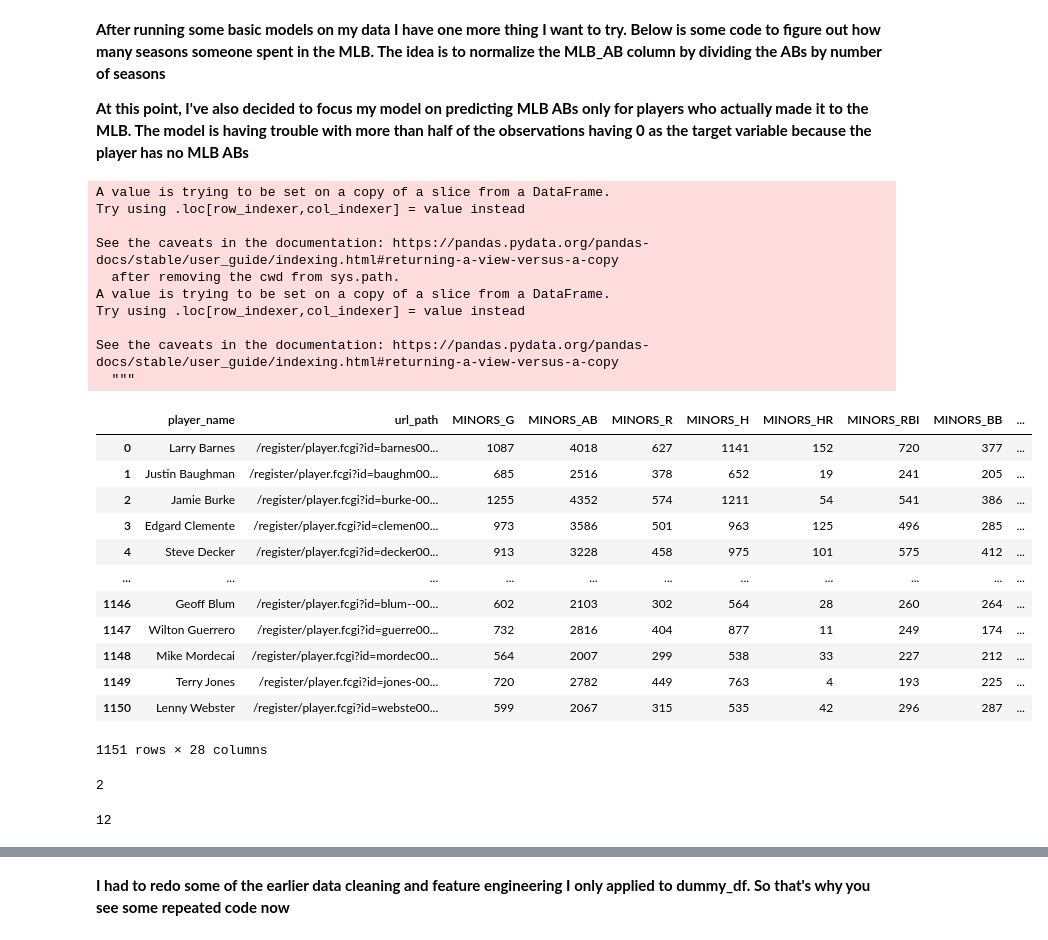
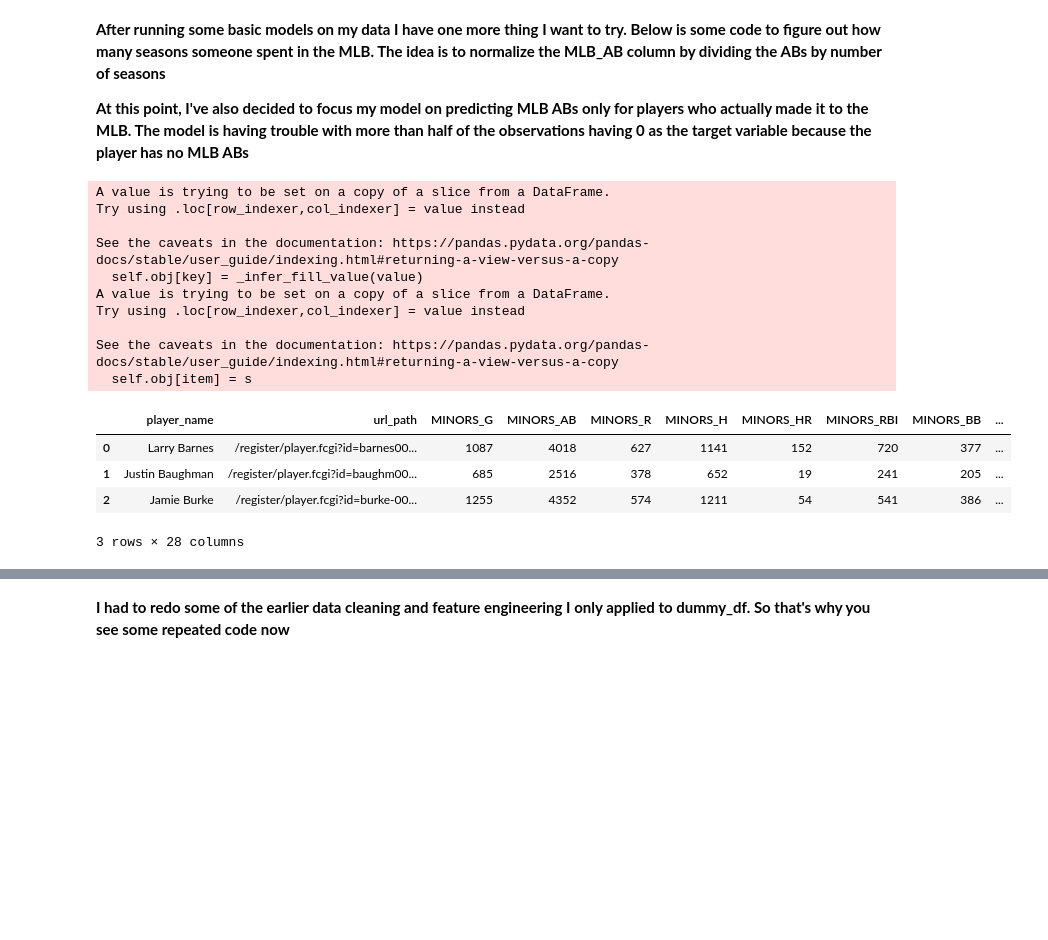
Before and after one commit to samirthanedar/Predicting-Length-of-MLB-Careers-from-Minor-League-Stats, a Jupyter notebook: 02_data_collection.ipynb, the cells around one changed output, grey strips where cells are left out. Drawn from its saved outputs; the diff is of its cells as text; code cells hidden in the pictures; blank space fills up the shorter version.

```diff
--- a/02_data_collection.ipynb
+++ b/02_data_collection.ipynb
@@ -127,12 +51,3 @@ wow['Born'] = ''
 wow['Debut'] = ''
 wow['Draft'] = ''
 wow['School'] = ''
-# %%
-#more testing of scraping
-for tag in soup.find_all('div', itemtype="https://schema.org/Person"):
-    for i,tag2 in enumerate(tag.find_all('p')):
-        if tag2.strong is not None:
-            if tag2.strong.text == "Draft":
-                index_num = tag2.text.find('round')
-                print(tag2.text[index_num-5:index_num-3].strip())
-                #info_dict["Draft"] = tag2.text[index_num-5:index_num+5].strip()
@@ -188,19 +101,18 @@ def grab_more_features(df):
                             info_dict['Weight'] = tag3.text
 
         #assigning the data we grabbed to the specific cells in the dataframe
-        df['Position'][index] = info_dict['Position']
-        df['Bats'][index] = info_dict['Bats']
-        df['Height'][index] = info_dict['Height']
-        df['Weight'][index] = info_dict['Weight']
-        df['Born'][index] = info_dict['Born']
-        df['Debut'][index] = info_dict['Debut']
+        df.at[index,'Position'] = info_dict['Position']
+        df.at[index,'Bats'] = info_dict['Bats']
+        df.at[index,'Height'] = info_dict['Height']
+        df.at[index,'Weight'] = info_dict['Weight']
+        df.at[index,'Born'] = info_dict['Born']
+        df.at[index,'Debut'] = info_dict['Debut']
         if info_dict['Draft']:
-            df['Draft'][index] = int(info_dict['Draft'])
+            df.at[index,'Draft'] = int(info_dict['Draft'])
         if info_dict['Schools']:
-            df['School'][index] = 1
+            df.at[index,'School'] = 1
         else:
-            df['School'][index] = 0
-        print(str(index) + " completed!")
+            df.at[index,'School'] = 0
 
     return df
 # %%
@@ -327,6 +178,3 @@ full_df.School = full_df.School.astype('int64')
 # %%
 #making a new feature called Debut Age to figure out the age that each player made it to the MLB
 full_df['Debut_Age'] = (full_df.Debut - full_df.Born)/dt.timedelta(days=365)
-# %%
-#cleaning up the weight column by removing the 'lb' and changing the data type to int
-full_df.Weight = full_df.Weight.str.replace('lb', '').astype(int)
@@ -416,32 +245,24 @@ with open('dummy_df.pkl', 'wb') as handle:
 #making a new df for only players with MLB ABs
 mlb_only = full_df[full_df['MLB_AB'] > 0]
 mlb_only.reset_index(drop=True, inplace=True)
-mlb_only['MLB_seasons'] = 0
-mlb_only['MINORS_seasons'] = 0
+mlb_only.loc[:,'MLB_seasons'] = 0
+mlb_only.loc[:,'MINORS_seasons'] = 0
 # %% [output]
 A value is trying to be set on a copy of a slice from a DataFrame.
 Try using .loc[row_indexer,col_indexer] = value instead
 
 See the caveats in the documentation: https://pandas.pydata.org/pandas-docs/stable/user_guide/indexing.html#returning-a-view-versus-a-copy
-  after removing the cwd from sys.path.
+  self.obj[key] = _infer_fill_value(value)
 A value is trying to be set on a copy of a slice from a DataFrame.
 Try using .loc[row_indexer,col_indexer] = value instead
 
 See the caveats in the documentation: https://pandas.pydata.org/pandas-docs/stable/user_guide/indexing.html#returning-a-view-versus-a-copy
-  """
+  self.obj[item] = s
 # %%
-mlb_only
+mlb_only.head(3)
 # %% [output]
 |  | player_name | url_path | MINORS_G | MINORS_AB | MINORS_R | MINORS_H | MINORS_HR | MINORS_RBI | MINORS_BB | ... |
 | 0 | Larry Barnes | /register/player.fcgi?id=barnes00... | 1087 | 4018 | 627 | 1141 | 152 | 720 | 377 | ... |
 | 1 | Justin Baughman | /register/player.fcgi?id=baughm00... | 685 | 2516 | 378 | 652 | 19 | 241 | 205 | ... |
 | 2 | Jamie Burke | /register/player.fcgi?id=burke-00... | 1255 | 4352 | 574 | 1211 | 54 | 541 | 386 | ... |
-| 3 | Edgard Clemente | /register/player.fcgi?id=clemen00... | 973 | 3586 | 501 | 963 | 125 | 496 | 285 | ... |
-| 4 | Steve Decker | /register/player.fcgi?id=decker00... | 913 | 3228 | 458 | 975 | 101 | 575 | 412 | ... |
-| ... | ... | ... | ... | ... | ... | ... | ... | ... | ... | ... |
-| 1146 | Geoff Blum | /register/player.fcgi?id=blum--00... | 602 | 2103 | 302 | 564 | 28 | 260 | 264 | ... |
-| 1147 | Wilton Guerrero | /register/player.fcgi?id=guerre00... | 732 | 2816 | 404 | 877 | 11 | 249 | 174 | ... |
-| 1148 | Mike Mordecai | /register/player.fcgi?id=mordec00... | 564 | 2007 | 299 | 538 | 33 | 227 | 212 | ... |
-| 1149 | Terry Jones | /register/player.fcgi?id=jones-00... | 720 | 2782 | 449 | 763 | 4 | 193 | 225 | ... |
-| 1150 | Lenny Webster | /register/player.fcgi?id=webste00... | 599 | 2067 | 315 | 535 | 42 | 296 | 287 | ... |
-1151 rows × 28 columns
+3 rows × 28 columns
@@ -454,18 +269 @@ soup = BeautifulSoup(page, "lxml")
-# %%
-#practicing grabbing number of MLB seasons
-for tag in soup.find_all('tfoot'):
-    for tag2 in tag.find_all('tr', class_='mlb'):
-        if 'season' in tag2.text:
-            print(tag2.text.split('(')[1].split(' ')[0])
-# %% [output]
-2
-# %%
-#practicing grabbing minors seasons
-for tag3 in soup.find_all('tfoot'):
-    if tag3.find('tr', class_='minors'):
-        for tag4 in tag3.find('tr', class_='minors'):
-            if 'seasons' in tag4.text:
-                print(tag4.text.split('(')[1].split(' ')[0])
-# %% [output]
-12
 # %%
```
Also changed, not shown: parts of 23 cells of this notebook, 5 other files.
